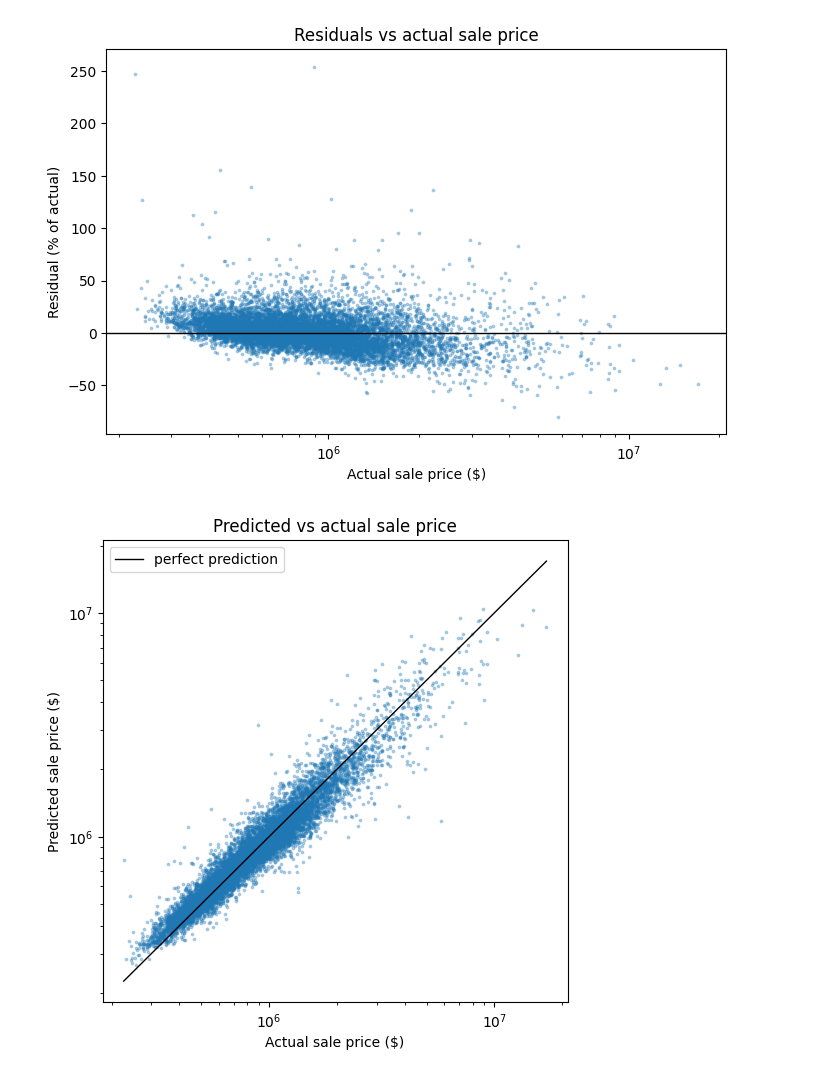
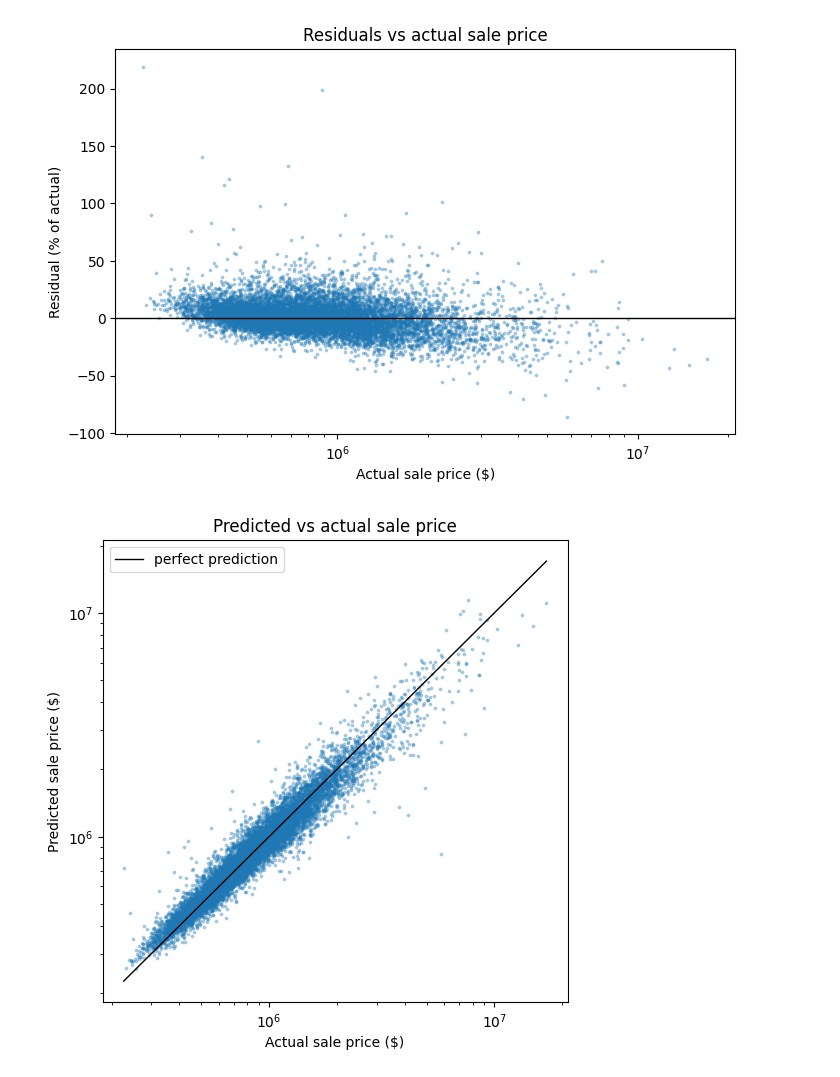
Before and after one commit to Richardhhhg/SSU-Data-Dash, a Jupyter notebook: notebooks/xxbonkxx/models/lightgbm_training.ipynb, the cells around one changed output. Drawn from its saved outputs; the diff is of its cells as text; code cells hidden in the pictures.

```diff
--- a/notebooks/xxbonkxx/models/lightgbm_training.ipynb
+++ b/notebooks/xxbonkxx/models/lightgbm_training.ipynb
@@ -40,15 +40,11 @@ make_features = off_market_features if TRACK == "off_market" else list_aware_fea
 train = listings[listings["date_sold"] < VAL_START]
 val = listings[listings["date_sold"] >= VAL_START]
 
-X_train = make_features(train)
-X_val = make_features(val)
-
 y_train = np.log(train["sold_price"])
 y_val = np.log(val["sold_price"])
-# y_train = train["sold_price"]
-# y_val = val["sold_price"]
 
-print(f"Features: {X_train.columns.tolist()}")
+# Column names only. The matrices are built inside each fold, then again on train and val after tuning.
+print(f"Features: {make_features(train.iloc[:10]).columns.tolist()}")
 print(f"train: {len(train):,} sales up to {VAL_START.date()}")
 print(f"val:   {len(val):,} sales from {VAL_START.date()}")
 # %% [output]
@@ -237,0 +271,16 @@ dtype: float64
+# %%
+# Feature selection
+from feature_selection import select_top_k_features, backward_feature_elimination
+from training_utils import WalkForwardScorer
+
+# Features are chosen on the last FS_MONTHS months of the training set only, each month
+# predicted like `python run.py validate`. The validation months are not touched here.
+fs_folds = walk_forward_folds(train, make_features, TRACK, months=cv_months(FS_MONTHS))
+print("Feature selection months:", ", ".join(str(fold.month) for fold in fs_folds))
+select_on = WalkForwardScorer(fs_folds, fit_model)
+
+print("Feature Importance Scores")
+top_k_features = select_top_k_features(select_on, k=20)
+print("\n")
+print("Backward Feature Elimination")
+selected_features = backward_feature_elimination(select_on)
@@ -237,0 +309,15 @@ dtype: float64
+# %%
+from dataclasses import replace
+selected_folds = [
+    replace(fold, X_train=fold.X_train[selected_features], X_homes=fold.X_homes[selected_features])
+    for fold in folds
+]
+all_features_error = 100 * np.abs(validation.predicted / validation.actual - 1)
+print(f"All {len(validation.X_train.columns)} features: MdAPE {all_features_error.median():.2f}%  "
+      f"MAPE {all_features_error.mean():.2f}%")
+print(f"{len(selected_features)} selected features:")
+selected_validation = walk_forward_validate(listings, make_features, fit_model, TRACK, folds=selected_folds)
+
+# The diagnostics below now show the selected-feature model.
+model, X_train, X_val = selected_validation.model, selected_validation.X_train, selected_validation.X_val
+actual, predicted = selected_validation.actual, selected_validation.predicted
@@ -238,13 +334,11 @@ dtype: float64
 # %%
 import diagnostics
 
-actual = val["sold_price"]
-
 diagnostics.plot_residuals_vs_actual(actual, predicted)
 diagnostics.plot_predicted_vs_actual(actual, predicted)
 # %% [output]
-[figure, old version]
+[figure, new version]
-[figure, old version]
+[figure, new version]
 # %%
 import matplotlib.pyplot as plt
 import seaborn as sns
```
Also changed, not shown: parts of 12 cells of this notebook, 5 other files.
